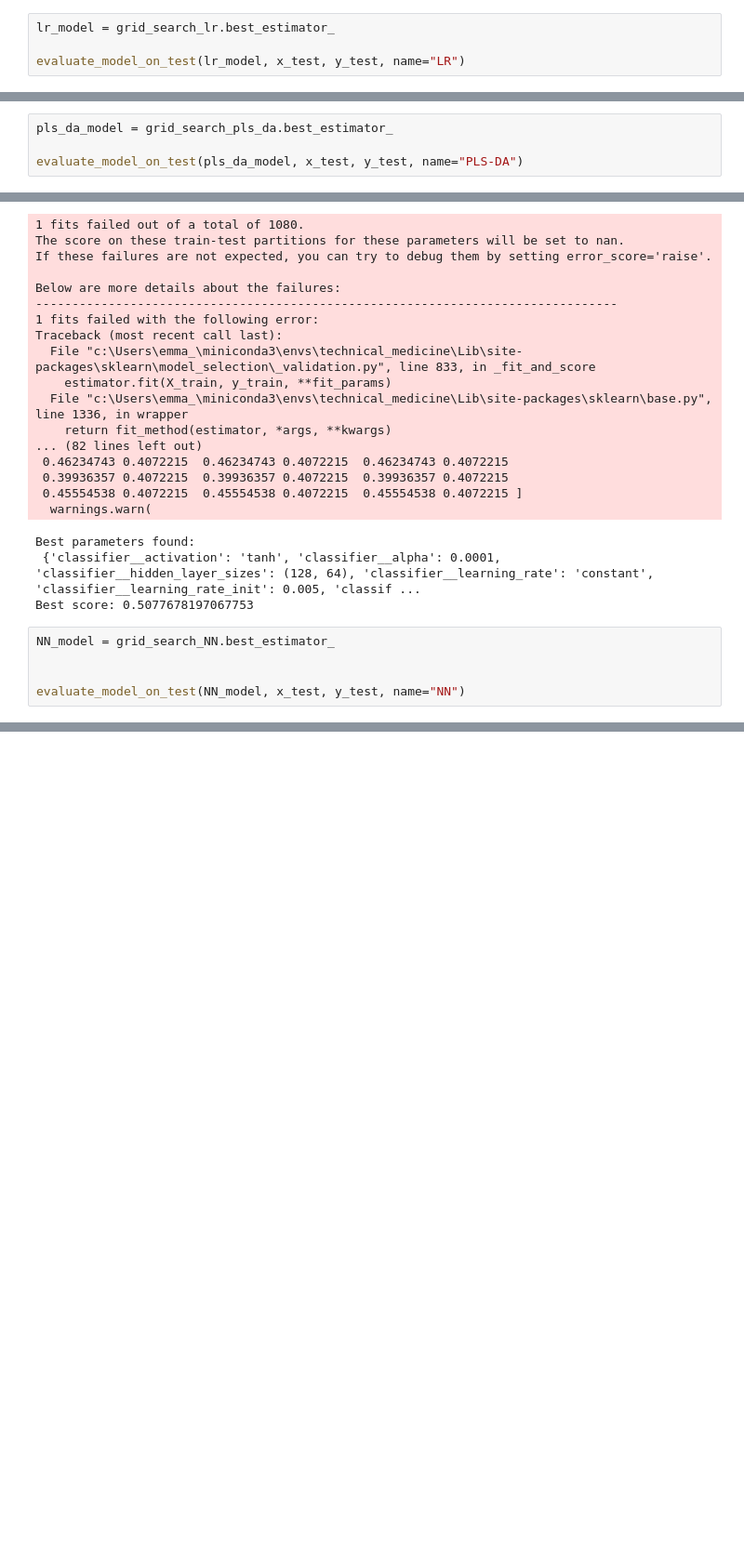
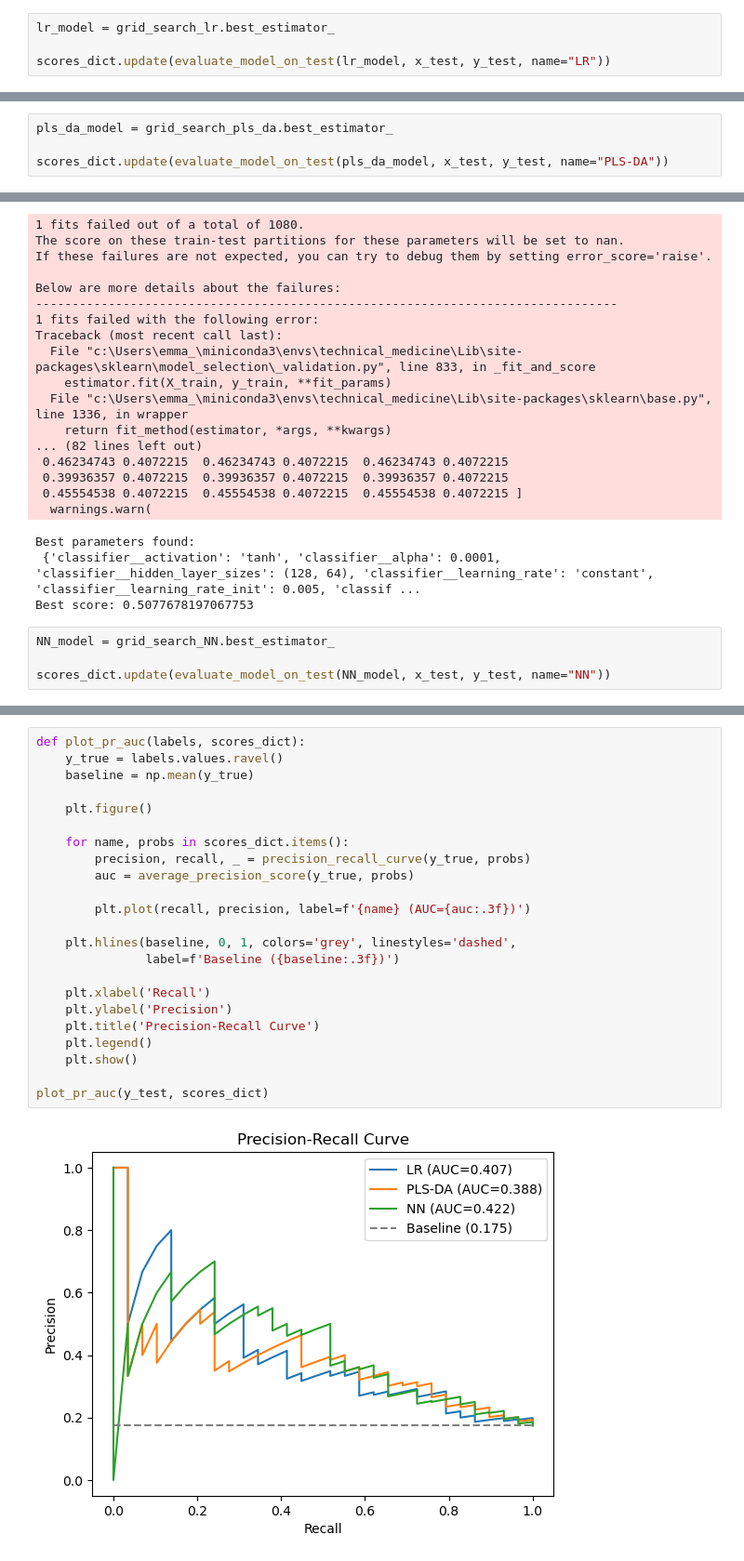
Before and after one commit to ereindersss/TM10011-Machine-learning-assignment-ECG-, a Jupyter notebook: assignment_clean.ipynb, the cells around one changed output, grey strips where cells are left out. Shown at 93% size. Cells and saved outputs as stored; diff of their text form; blank space fills up the shorter version.

Commit message:
added precision-recall curve

```diff
--- a/assignment_clean.ipynb
+++ b/assignment_clean.ipynb
@@ -270,7 +270,7 @@ Beste score: 0.5366527414450639
 # %%
 lr_model = grid_search_lr.best_estimator_
 
-evaluate_model_on_test(lr_model, x_test, y_test, name="LR")
+scores_dict.update(evaluate_model_on_test(lr_model, x_test, y_test, name="LR"))
 # %% [output]
 --- Evaluation: LR ---
 Precision:  0.6667
@@ -449,6 +432,6 @@ Beste score: 0.537312417579171
 # %%
 pls_da_model = grid_search_pls_da.best_estimator_
 
-evaluate_model_on_test(pls_da_model, x_test, y_test, name="PLS-DA")
+scores_dict.update(evaluate_model_on_test(pls_da_model, x_test, y_test, name="PLS-DA"))
 # %% [output]
 --- Evaluation: PLS-DA ---
@@ -553,8 +519,7 @@ Best score: 0.5077678197067753
 # %%
 NN_model = grid_search_NN.best_estimator_
 
-
-evaluate_model_on_test(NN_model, x_test, y_test, name="NN")
+scores_dict.update(evaluate_model_on_test(NN_model, x_test, y_test, name="NN"))
 # %% [output]
 --- Evaluation: NN ---
 Precision:  0.5238
@@ -582,0 +533,25 @@ ROC-AUC:    0.7402
+# %%
+def plot_pr_auc(labels, scores_dict):
+    y_true = labels.values.ravel()
+    baseline = np.mean(y_true)
+
+    plt.figure()
+
+    for name, probs in scores_dict.items():
+        precision, recall, _ = precision_recall_curve(y_true, probs)
+        auc = average_precision_score(y_true, probs)
+
+        plt.plot(recall, precision, label=f'{name} (AUC={auc:.3f})')
+
+    plt.hlines(baseline, 0, 1, colors='grey', linestyles='dashed',
+               label=f'Baseline ({baseline:.3f})')
+
+    plt.xlabel('Recall')
+    plt.ylabel('Precision')
+    plt.title('Precision-Recall Curve')
+    plt.legend()
+    plt.show()
+
+plot_pr_auc(y_test, scores_dict)
+# %% [output]
+[figure, added]
```
Also changed, not shown: parts of 6 cells of this notebook.
